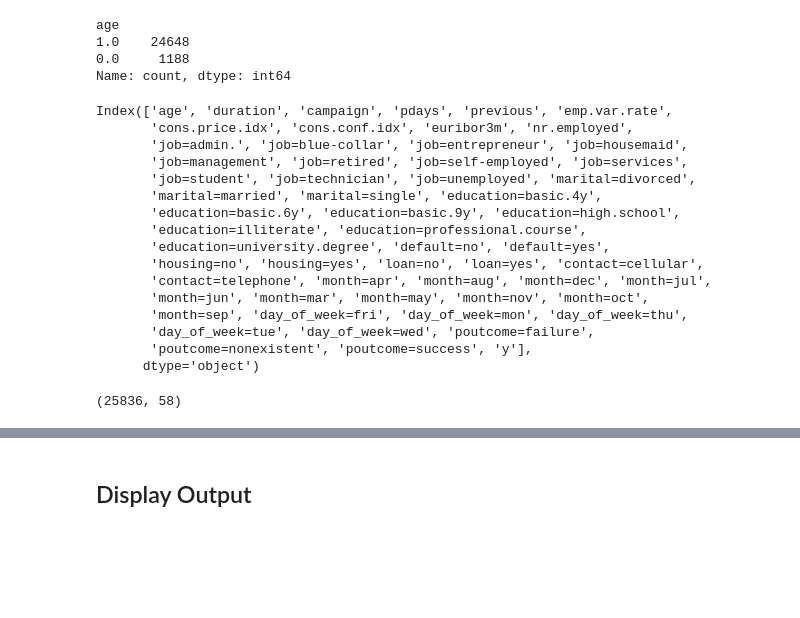
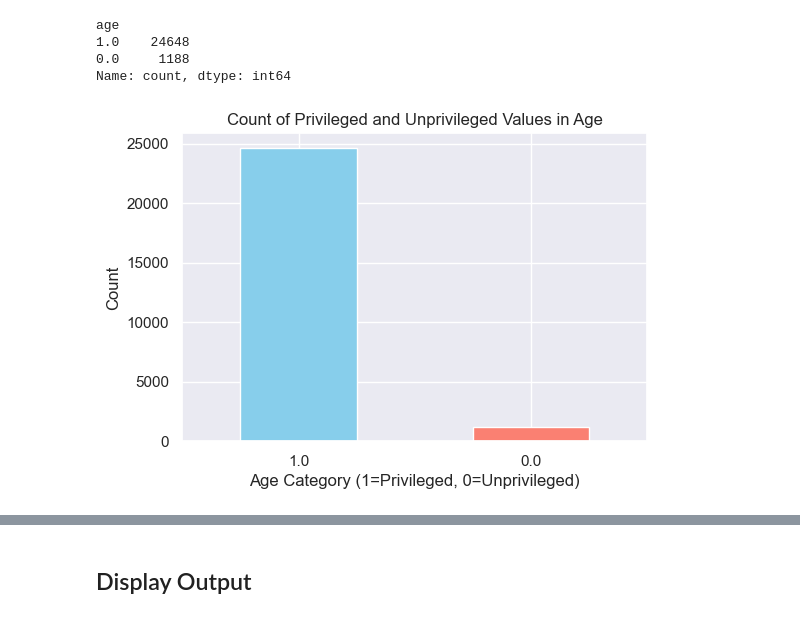
Before and after one commit to VerifAI-inc/mia-privacy-fairness, a Jupyter notebook: fairness_notebook_bank_dt.ipynb, the cells around one changed output, grey strips where cells are left out. Saved outputs shown, nothing was run; the diff lists cells and outputs as text; code cells hidden in the pictures; blank space fills up the shorter version.

```diff
--- a/fairness_notebook_bank_dt.ipynb
+++ b/fairness_notebook_bank_dt.ipynb
@@ -482,26 +516,17 @@ age
 1.0    24648
 0.0     1188
 Name: count, dtype: int64
-# %%
-df_bank.columns
-# %% [output]
-Index(['age', 'duration', 'campaign', 'pdays', 'previous', 'emp.var.rate',
-       'cons.price.idx', 'cons.conf.idx', 'euribor3m', 'nr.employed',
-       'job=admin.', 'job=blue-collar', 'job=entrepreneur', 'job=housemaid',
-       'job=management', 'job=retired', 'job=self-employed', 'job=services',
-       'job=student', 'job=technician', 'job=unemployed', 'marital=divorced',
-       'marital=married', 'marital=single', 'education=basic.4y',
-       'education=basic.6y', 'education=basic.9y', 'education=high.school',
-       'education=illiterate', 'education=professional.course',
-       'education=university.degree', 'default=no', 'default=yes',
-       'housing=no', 'housing=yes', 'loan=no', 'loan=yes', 'contact=cellular',
-       'contact=telephone', 'month=apr', 'month=aug', 'month=dec', 'month=jul',
-       'month=jun', 'month=mar', 'month=may', 'month=nov', 'month=oct',
-       'month=sep', 'day_of_week=fri', 'day_of_week=mon', 'day_of_week=thu',
-       'day_of_week=tue', 'day_of_week=wed', 'poutcome=failure',
-       'poutcome=nonexistent', 'poutcome=success', 'y'],
-      dtype='object')
-# %%
-df_bank.shape
-# %% [output]
-(25836, 58)
+# %%
+# Count the occurrences of privileged and unprivileged values
+age_counts = df_bank['age'].value_counts()
+
+# Plot the bar graph
+plt.figure(figsize=(6, 4))
+age_counts.plot(kind='bar', color=['skyblue', 'salmon'])
+plt.title('Count of Privileged and Unprivileged Values in Age')
+plt.xlabel('Age Category (1=Privileged, 0=Unprivileged)')
+plt.ylabel('Count')
+plt.xticks(rotation=0)
+plt.show()
+# %% [output]
+[figure, added]
```
Also changed, not shown: parts of 36 cells of this notebook, 8 other files.
